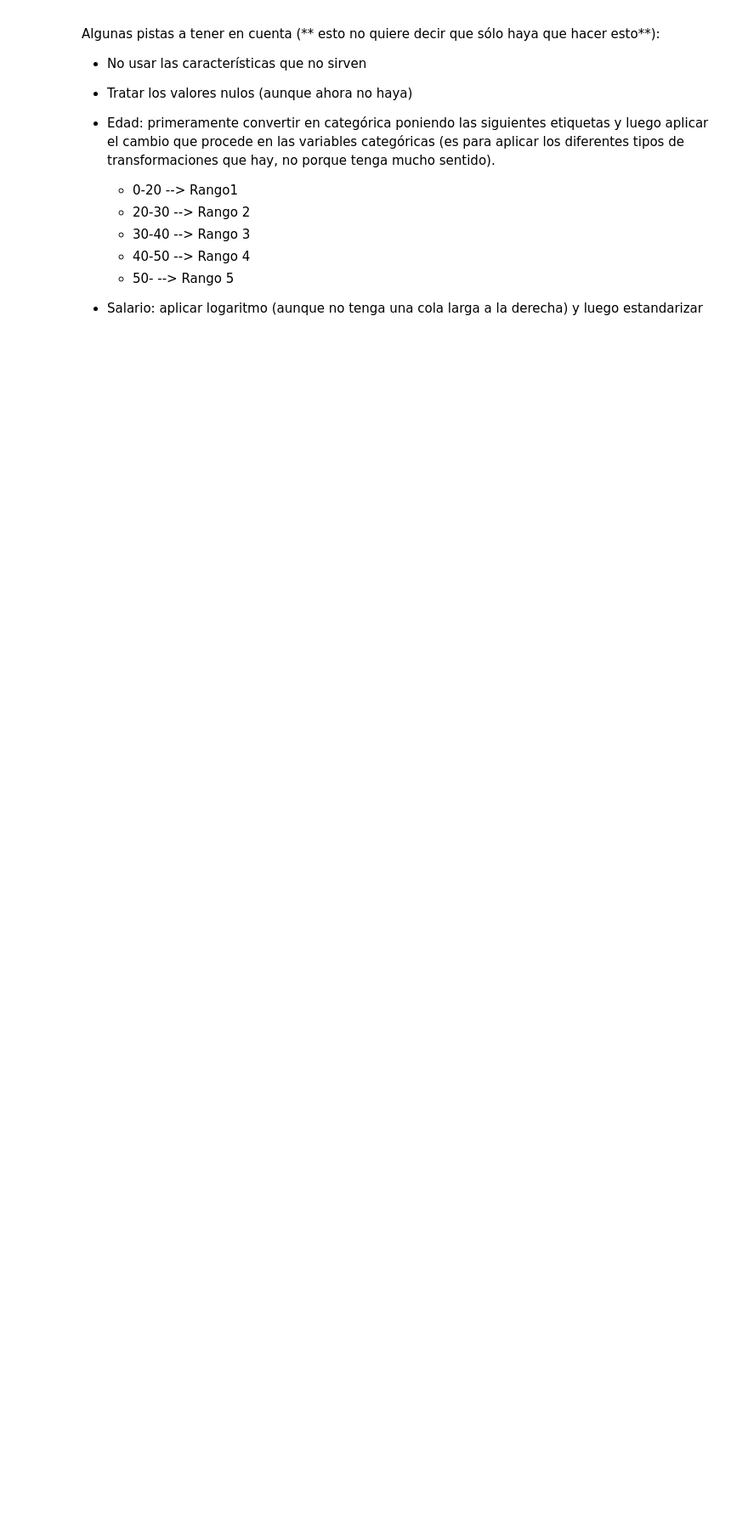
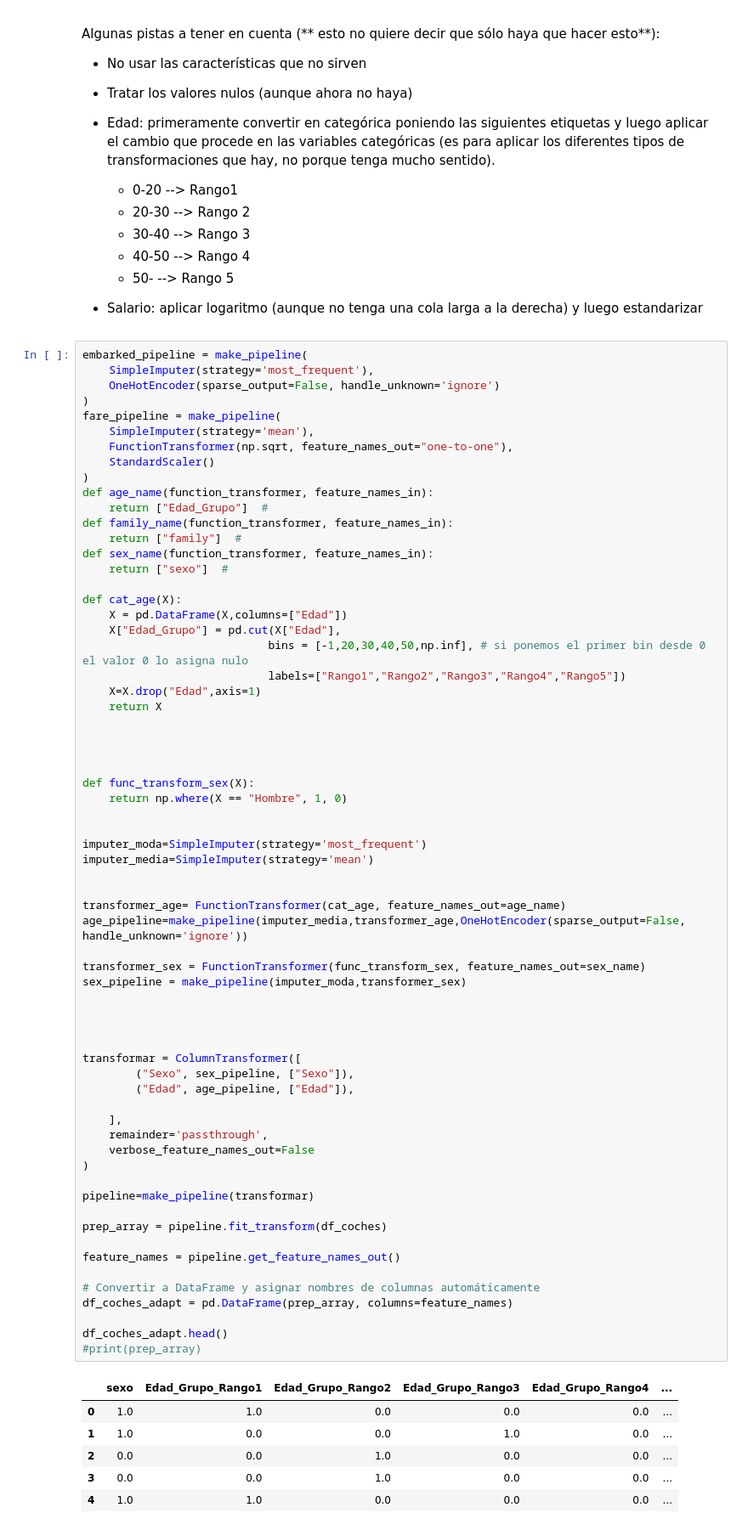
Before and after one commit to xabierguerrero/IABD_2425, a Jupyter notebook: ExamenSAPA/Examen1.ipynb, the cells around one changed output. Shown at 85% size. Cells and saved outputs as stored; diff of their text form; blank space fills up the shorter version.

```diff
--- a/ExamenSAPA/Examen1.ipynb
+++ b/ExamenSAPA/Examen1.ipynb
@@ -831,3 +831,75 @@ Algunas pistas a tener en cuenta (** esto no quiere decir que sólo haya que hac
   * 50- --> Rango 5
 
 * Salario: aplicar logaritmo (aunque no tenga una cola larga a la derecha) y luego estandarizar
+# %%
+embarked_pipeline = make_pipeline(
+    SimpleImputer(strategy='most_frequent'),
+    OneHotEncoder(sparse_output=False, handle_unknown='ignore')
+)
+fare_pipeline = make_pipeline(
+    SimpleImputer(strategy='mean'),
+    FunctionTransformer(np.sqrt, feature_names_out="one-to-one"),
+    StandardScaler()
+)
+def age_name(function_transformer, feature_names_in):
+    return ["Edad_Grupo"]  #
+def family_name(function_transformer, feature_names_in):
+    return ["family"]  #
+def sex_name(function_transformer, feature_names_in):
+    return ["sexo"]  #
+
+def cat_age(X):
+    X = pd.DataFrame(X,columns=["Edad"])
+    X["Edad_Grupo"] = pd.cut(X["Edad"],
+                            bins = [-1,20,30,40,50,np.inf], # si ponemos el primer bin desde 0 el valor 0 lo asigna nulo
+                            labels=["Rango1","Rango2","Rango3","Rango4","Rango5"])
+    X=X.drop("Edad",axis=1)
+    return X
+
+
+
+
+def func_transform_sex(X):
+    return np.where(X == "Hombre", 1, 0)
+
+
+imputer_moda=SimpleImputer(strategy='most_frequent')
+imputer_media=SimpleImputer(strategy='mean')
+
+
+transformer_age= FunctionTransformer(cat_age, feature_names_out=age_name)
+age_pipeline=make_pipeline(imputer_media,transformer_age,OneHotEncoder(sparse_output=False, handle_unknown='ignore'))
+
+transformer_sex = FunctionTransformer(func_transform_sex, feature_names_out=sex_name)
+sex_pipeline = make_pipeline(imputer_moda,transformer_sex)
+
+
+
+
+transformar = ColumnTransformer([
+        ("Sexo", sex_pipeline, ["Sexo"]),
+        ("Edad", age_pipeline, ["Edad"]),
+
+    ],
+    remainder='passthrough',
+    verbose_feature_names_out=False
+)
+
+pipeline=make_pipeline(transformar)
+
+prep_array = pipeline.fit_transform(df_coches)
+
+feature_names = pipeline.get_feature_names_out()
+
+# Convertir a DataFrame y asignar nombres de columnas automáticamente
+df_coches_adapt = pd.DataFrame(prep_array, columns=feature_names)
+
+df_coches_adapt.head()
+#print(prep_array)
+# %% [output]
+|  | sexo | Edad_Grupo_Rango1 | Edad_Grupo_Rango2 | Edad_Grupo_Rango3 | Edad_Grupo_Rango4 | ... |
+| 0 | 1.0 | 1.0 | 0.0 | 0.0 | 0.0 | ... |
+| 1 | 1.0 | 0.0 | 0.0 | 1.0 | 0.0 | ... |
+| 2 | 0.0 | 0.0 | 1.0 | 0.0 | 0.0 | ... |
+| 3 | 0.0 | 0.0 | 1.0 | 0.0 | 0.0 | ... |
+| 4 | 1.0 | 1.0 | 0.0 | 0.0 | 0.0 | ... |
```
Also changed, not shown: parts of 6 cells of this notebook, 18 other files.
